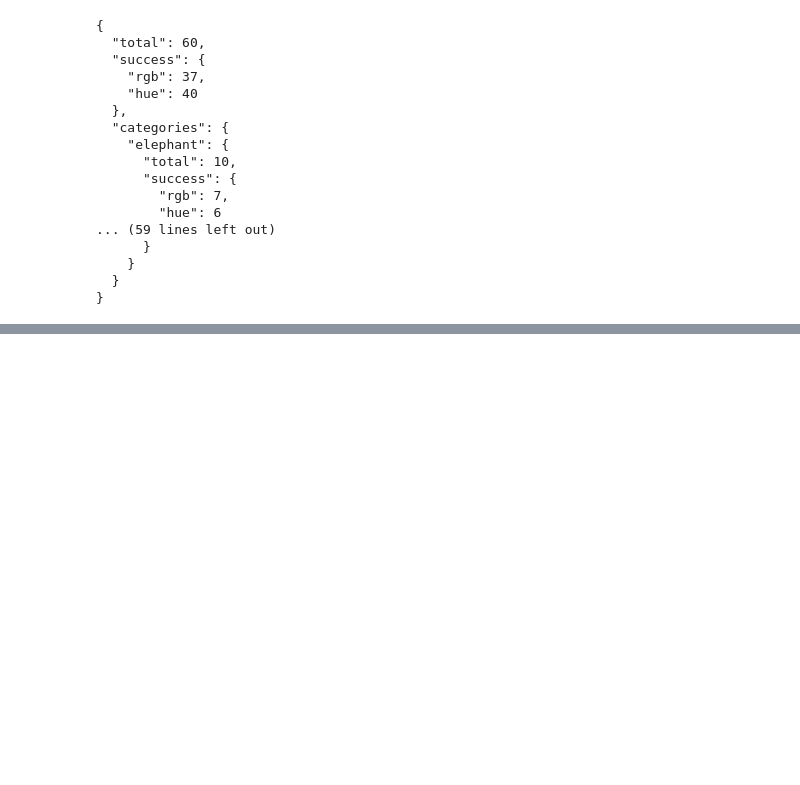
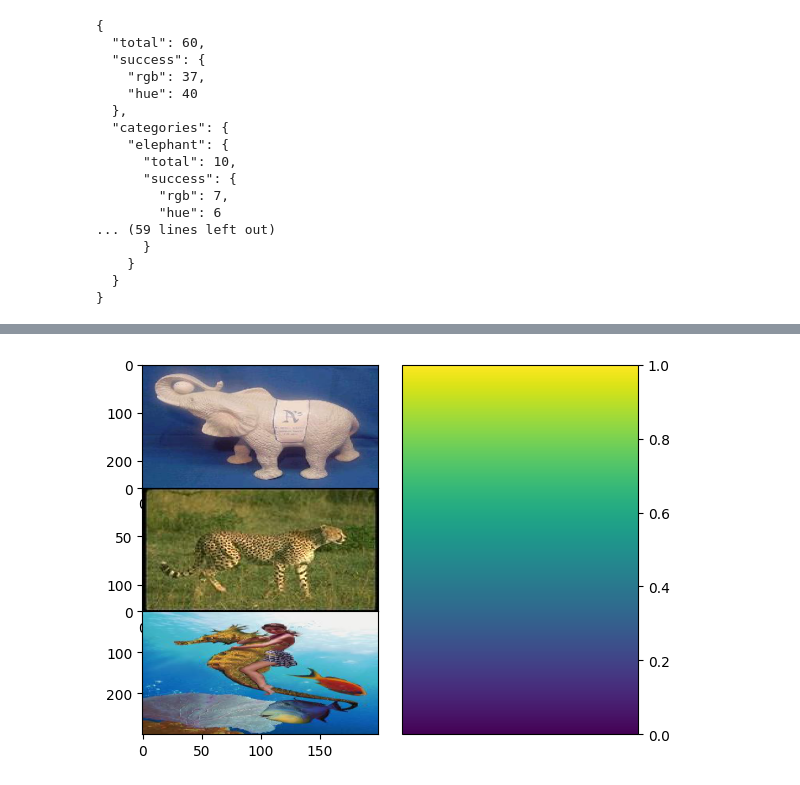
Before and after one commit to ramesaliyev/image-processing-101, a Jupyter notebook: projects/02_image_retrieval/solution/solution.ipynb, the cells around one changed output, grey strips where cells are left out. Cells and saved outputs as stored; diff of their text form; code cells hidden in the pictures; blank space fills up the shorter version.

```diff
--- a/projects/02_image_retrieval/solution/solution.ipynb
+++ b/projects/02_image_retrieval/solution/solution.ipynb
@@ -317,0 +310,22 @@ print(json.dumps(report, indent=2))
+# %%
+import matplotlib.pyplot as plt
+import numpy as np; np.random.seed(1)
+import matplotlib.gridspec as gridspec
+
+gs = gridspec.GridSpec(3, 2, width_ratios=[1,1])
+fig = plt.figure()
+fig.subplots_adjust(wspace=0.1, hspace=0)
+
+ims = [im1, im2, im3, im4]
+
+norm=plt.Normalize(0,1)
+for i in range(3):
+    ax = fig.add_subplot(gs[i,0])
+    im= ax.imshow(ims[i], norm=norm, aspect="auto")
+
+cax = fig.add_subplot(gs[:,1])
+fig.colorbar(im, cax=cax)
+
+plt.show()
+# %% [output]
+[figure, added]
```
Also changed, not shown: parts of 4 cells of this notebook.
